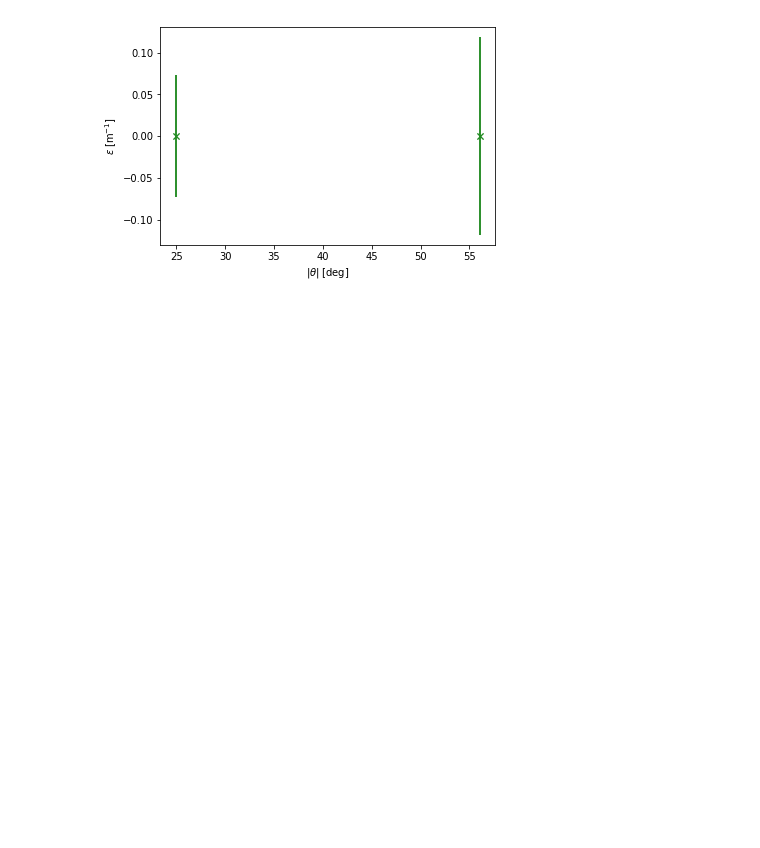
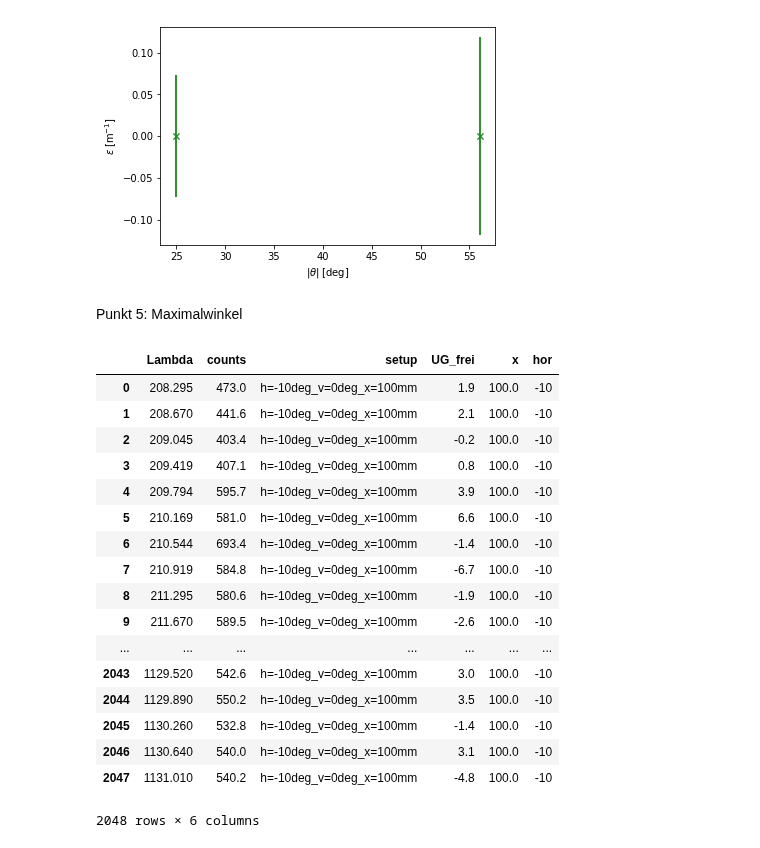
Before and after one commit to Ninilini/FP_Teilchen, a Jupyter notebook: Szintillierende_Fasern/plots/auswertung_messdaten.ipynb, the cells around one changed output. Cells and saved outputs as stored; diff of their text form; code cells hidden in the pictures; blank space fills up the shorter version.

```diff
--- a/Szintillierende_Fasern/plots/auswertung_messdaten.ipynb
+++ b/Szintillierende_Fasern/plots/auswertung_messdaten.ipynb
@@ -629,3 +627,26 @@ plt.ylabel(r'$\epsilon\;$[m$^{-1}$]')
 plt.savefig('reflektionskoeff_winkel.pdf', bbox_inches='tight')
 # %% [output]
 [figure]
+# %% [markdown]
+Punkt 5: Maximalwinkel
+# %%
+int_sig[1]
+# %% [output]
+|  | Lambda | counts | setup | UG_frei | x | hor |
+| 0 | 208.295 | 473.0 | h=-10deg_v=0deg_x=100mm | 1.9 | 100.0 | -10 |
+| 1 | 208.670 | 441.6 | h=-10deg_v=0deg_x=100mm | 2.1 | 100.0 | -10 |
+| 2 | 209.045 | 403.4 | h=-10deg_v=0deg_x=100mm | -0.2 | 100.0 | -10 |
+| 3 | 209.419 | 407.1 | h=-10deg_v=0deg_x=100mm | 0.8 | 100.0 | -10 |
+| 4 | 209.794 | 595.7 | h=-10deg_v=0deg_x=100mm | 3.9 | 100.0 | -10 |
+| 5 | 210.169 | 581.0 | h=-10deg_v=0deg_x=100mm | 6.6 | 100.0 | -10 |
+| 6 | 210.544 | 693.4 | h=-10deg_v=0deg_x=100mm | -1.4 | 100.0 | -10 |
+| 7 | 210.919 | 584.8 | h=-10deg_v=0deg_x=100mm | -6.7 | 100.0 | -10 |
+| 8 | 211.295 | 580.6 | h=-10deg_v=0deg_x=100mm | -1.9 | 100.0 | -10 |
+| 9 | 211.670 | 589.5 | h=-10deg_v=0deg_x=100mm | -2.6 | 100.0 | -10 |
+| ... | ... | ... | ... | ... | ... | ... |
+| 2043 | 1129.520 | 542.6 | h=-10deg_v=0deg_x=100mm | 3.0 | 100.0 | -10 |
+| 2044 | 1129.890 | 550.2 | h=-10deg_v=0deg_x=100mm | 3.5 | 100.0 | -10 |
+| 2045 | 1130.260 | 532.8 | h=-10deg_v=0deg_x=100mm | -1.4 | 100.0 | -10 |
+| 2046 | 1130.640 | 540.0 | h=-10deg_v=0deg_x=100mm | 3.1 | 100.0 | -10 |
+| 2047 | 1131.010 | 540.2 | h=-10deg_v=0deg_x=100mm | -4.8 | 100.0 | -10 |
+2048 rows × 6 columns
```
Also changed, not shown: parts of 7 cells of this notebook, 7 other files.
